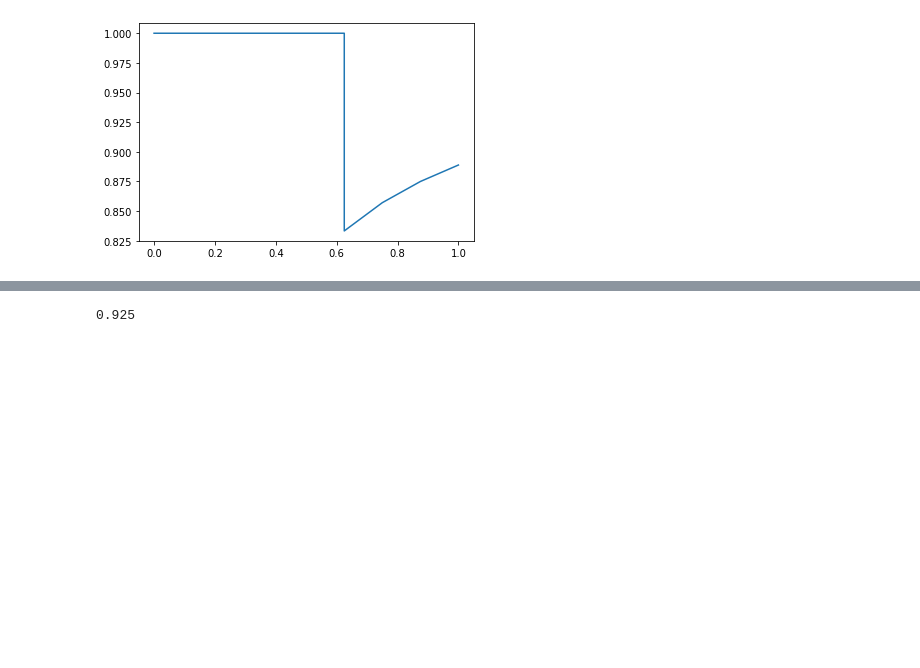
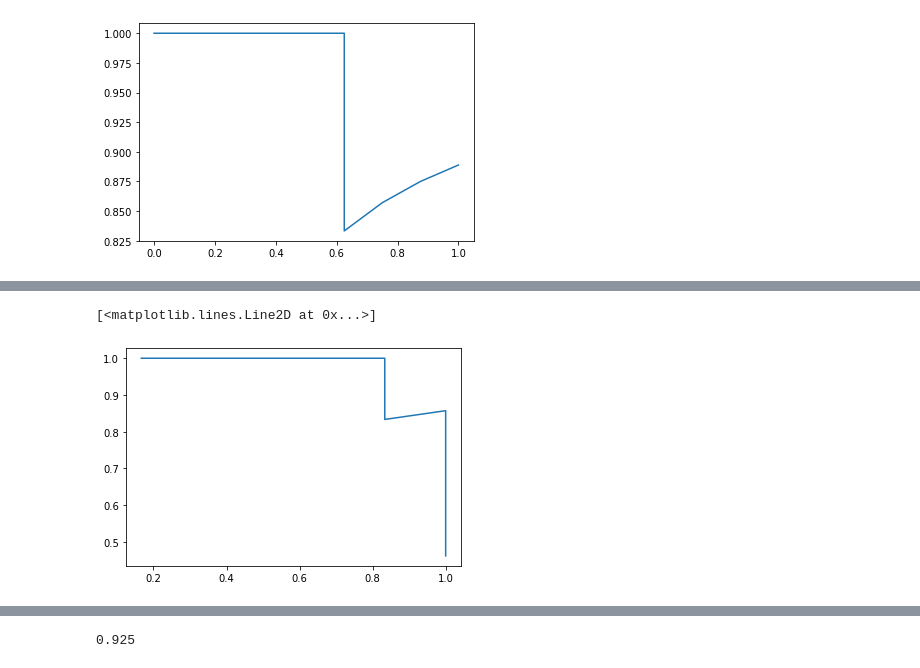
Before and after one commit to CakeNuthep/Super_AI, a Jupyter notebook: Copy_of_superai_botnoi_classification&evaluationmetrics.ipynb, the cells around one changed output, grey strips where cells are left out. Saved outputs shown, nothing was run; the diff lists cells and outputs as text; code cells hidden in the pictures; blank space fills up the shorter version.

```diff
--- a/Copy_of_superai_botnoi_classification&evaluationmetrics.ipynb
+++ b/Copy_of_superai_botnoi_classification&evaluationmetrics.ipynb
@@ -345,0 +423,5 @@ def cal_precision_recall_f1(lab,prob):
+# %%
+prob = conf[:,0]
+# %%
+lab = (testlabel=='ข้าวขาหมู').astype('int')
+prob,lab
@@ -346,6 +470,7 @@ def cal_precision_recall_f1(lab,prob):
 # %%
-def cal_roc(lab,prob):
+def cal_metrics(lab,prob):
   slab = lab[np.argsort(-prob)]
+  #return slab
   tpr_list = []
   fpr_list = []
   pre_list = []
@@ -355,28 +480,47 @@ def cal_roc(lab,prob):
   for i in range(len(slab)):
     s = slab[i]
     preres[i] = 1
+    #print(slab)
+    #print(preres)
     tp = sum((slab == preres) & (slab==1))
     tn = sum((slab == preres) & (slab==0))
     fp = sum((slab != preres) & (slab==0))
     fn = sum((slab != preres) & (slab==1))
-    tprate = tp/(tp+fn)
-    fprate = fp/(fp+tn)
+    #return tp,tn,fp,fn
+    tprate = tp/(tp+fn) #detection rate, tp rate, recall
+    fprate = fp/(fp+tn) #false positive rate
+    #return tp,tn,fp,fn,tprate,fprate
+    acc = (tp+tn)/(fp+fn+tp+tn)
 
     pre = tp/(tp+fp)
     rec = tp/(tp+fn)
 
     tpr_list.append(tprate)
     fpr_list.append(fprate)
+    #input()
+    #print(slab)
+    #print(preres)
+    #print(tpr_list)
+    #print(fpr_list)
     pre_list.append(pre)
     rec_list.append(rec)
+    #print(pre_list)
+    #print(rec_list)
 
-    f1 = 2*((pre*rec)/(pre+rec))
-    f1_list.append(f1)
+    #f1 = 2*((pre*rec)/(pre+rec))
+    #f1_list.append(f1)
 
 
-  ap = np.mean(pre_list)
-  auc = np.mean(tpr_list)
+  #ap = np.mean(pre_list)
+  #auc = np.mean(tpr_list)
 
-  return tpr_list,fpr_list,pre_list,rec_list,f1_list,ap,auc
+  #return tpr_list,fpr_list,pre_list,rec_list,f1_list,ap,auc
+  return tpr_list,fpr_list,pre_list,rec_list
 # %%
-tpr_list,fpr_list,pre_list,rec_list,f1_list,ap,auc = cal_roc(lab,prob)
+#tpr_list,fpr_list,pre_list,rec_list,f1_list,ap,auc = cal_roc(lab,prob)
+tpr_list,fpr_list,pre_list,rec_list = cal_metrics(lab,prob)
+# %%
+py.plot(rec_list,pre_list)
+# %% [output]
+[<matplotlib.lines.Line2D at 0x...>]
+[figure, added]
```
Also changed, not shown: parts of 33 cells of this notebook.
